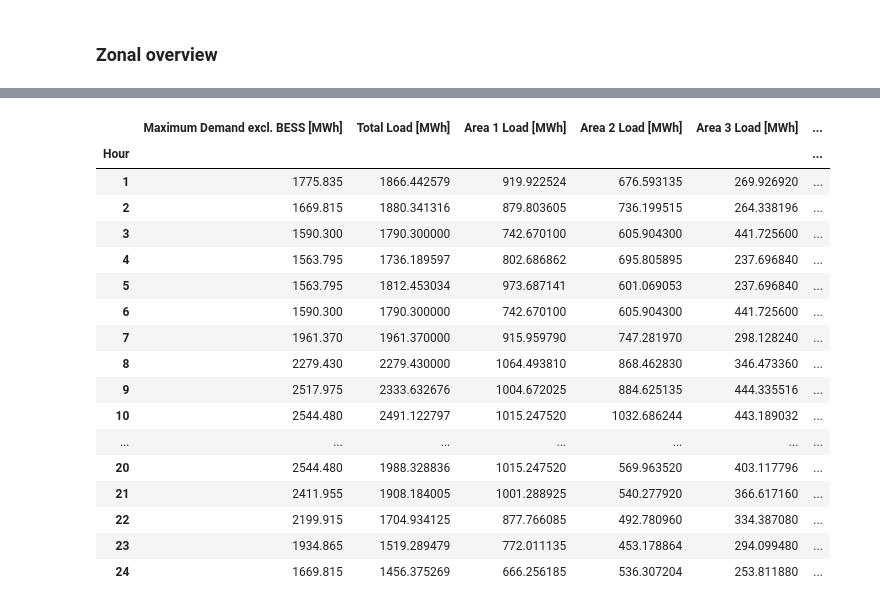
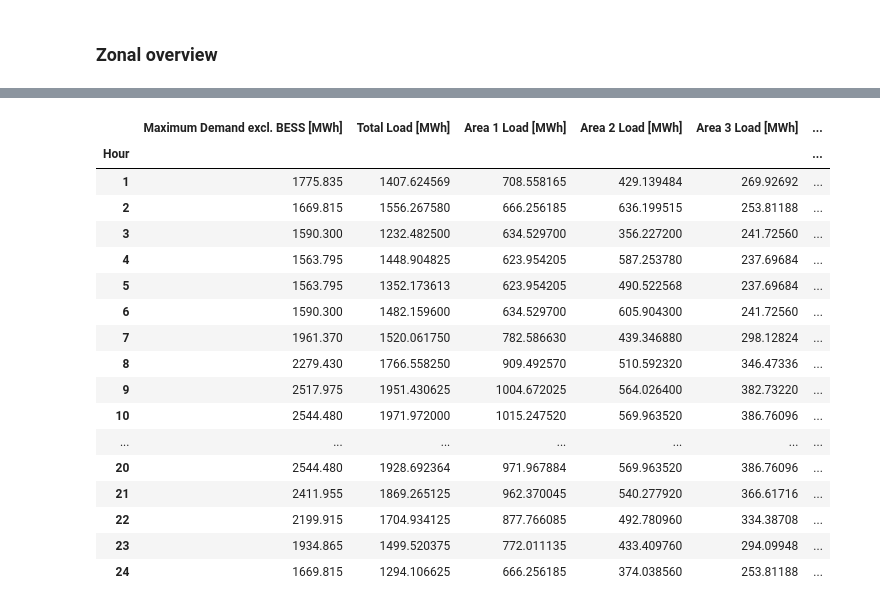
Before and after one commit to Hvid1999/46755, a Jupyter notebook: Assignment 1/task_4.ipynb, the cells around one changed output, grey strips where cells are left out. Cells and saved outputs as stored; diff of their text form; code cells hidden in the pictures.

Commit message:
finalized zonal analysis and updated figures for the system

```diff
--- a/Assignment 1/task_4.ipynb
+++ b/Assignment 1/task_4.ipynb
@@ -527,13 +527,15 @@ ZONE_NODES = {
     2: [16, 17, 18, 21, 22]} # NOTE that the nodes are 1-indexed
 Z = 3 #number of zones
 
+ATC_VAL = 200 #for uniform ATC values
+
 ATC = {
-    (0, 1): 500,
-    (0, 2): 500,
-    (1, 0): 500,
-    (1, 2): 500,
-    (2, 0): 500,
-    (2, 1): 500
+    (0, 1): ATC_VAL,
+    (0, 2): ATC_VAL,
+    (1, 0): ATC_VAL,
+    (1, 2): ATC_VAL,
+    (2, 0): ATC_VAL,
+    (2, 1): ATC_VAL
 }
 
 SOC_max = 100 # Maximum SOC capacity of each battery (MWh)
@@ -817,7 +784,9 @@ zonal_overview['Maximum Demand excl. BESS [MWh]'] = demand.values
 zonal_overview['Total Load [MWh]'] = 0
 zonal_overview[['Area 1 Load [MWh]', 'Area 2 Load [MWh]', 'Area 3 Load [MWh]']] = 0
 zonal_overview['Total Production [MWh]'] = 0
-zonal_overview[['Area 1 Production [MWh]', 'Area 2 Production [MWh]', 'Area 3 Production [MWh]']] = 0
+zonal_overview[['Area 1 Conv. Production [MWh]', 'Area 2 Conv. Production [MWh]', 'Area 3 Conv. Production [MWh]']] = 0
+zonal_overview[['Area 1 WF Production [MWh]', 'Area 2 WF Production [MWh]', 'Area 3 WF Production [MWh]']] = 0
+zonal_overview[['Area 1 BESS [MWh]', 'Area 2 BESS [MWh]', 'Area 3 BESS [MWh]']] = 0
 zonal_overview[['Area 1 Lambda [$/MWh]', 'Area 2 Lambda [$/MWh]', 'Area 3 Lambda [$/MWh]']] = 0
 
 #Get results for each hour
@@ -841,36 +810,29 @@ for t in range(T):
         zonal_overview.loc[zonal_overview.index == t, 'Total Production [MWh]'] += p_G[g,t].x
 
         if gen_nodes.loc[g, 'Node'] in ZONE_NODES[0]:
-            zonal_overview.loc[zonal_overview.index == t, 'Area 1 Production [MWh]'] += p_G[g,t].x
+            if g < GC:
+                zonal_overview.loc[zonal_overview.index == t, 'Area 1 Conv. Production [MWh]'] += p_G[g,t].x
+            else:
+                zonal_overview.loc[zonal_overview.index == t, 'Area 1 WF Production [MWh]'] += p_G[g,t].x
         elif gen_nodes.loc[g, 'Node'] in ZONE_NODES[1]:
-            zonal_overview.loc[zonal_overview.index == t, 'Area 2 Production [MWh]'] += p_G[g,t].x
+            if g < GC:
+                zonal_overview.loc[zonal_overview.index == t, 'Area 2 Conv. Production [MWh]'] += p_G[g,t].x
+            else:
+                zonal_overview.loc[zonal_overview.index == t, 'Area 2 WF Production [MWh]'] += p_G[g,t].x
         else:
-            zonal_overview.loc[zonal_overview.index == t, 'Area 3 Production [MWh]'] += p_G[g,t].x
+            if g < GC:
+                zonal_overview.loc[zonal_overview.index == t, 'Area 3 Conv. Production [MWh]'] += p_G[g,t].x
+            else:
+                zonal_overview.loc[zonal_overview.index == t, 'Area 3 WF Production [MWh]'] += p_G[g,t].x
 
     for b in range(B):
-        if p_B[b,t].x < 0:
-            zonal_overview.loc[zonal_overview.index == t, 'Total Production [MWh]'] += abs(p_B[b,t].x)
-
-            if (BESS_NODES[b] + 1) in ZONE_NODES[0]:
-                zonal_overview.loc[zonal_overview.index == t, 'Area 1 Production [MWh]'] += abs(p_B[b,t].x)
-            elif (BESS_NODES[b] + 1) in ZONE_NODES[1]:
-                zonal_overview.loc[zonal_overview.index == t, 'Area 2 Production [MWh]'] += abs(p_B[b,t].x)
-            else:
-                zonal_overview.loc[zonal_overview.index == t, 'Area 3 Production [MWh]'] += abs(p_B[b,t].x)
-
+        if (BESS_NODES[b] + 1) in ZONE_NODES[0]:
+            zonal_overview.loc[zonal_overview.index == t, 'Area 1 BESS [MWh]'] += p_B[b,t].x
+        elif (BESS_NODES[b] + 1) in ZONE_NODES[1]:
+            zonal_overview.loc[zonal_overview.index == t, 'Area 2 BESS [MWh]'] += p_B[b,t].x
         else:
-            zonal_overview.loc[zonal_overview.index == t, 'Total Load [MWh]'] += abs(p_B[b,t].x)
-
-            if (BESS_NODES[b] + 1) in ZONE_NODES[0]:
-                zonal_overview.loc[zonal_overview.index == t, 'Area 1 Load [MWh]'] += abs(p_B[b,t].x)
-            elif (BESS_NODES[b] + 1) in ZONE_NODES[1]:
-                zonal_overview.loc[zonal_overview.index == t, 'Area 2 Load [MWh]'] += abs(p_B[b,t].x)
-            else:
-                zonal_overview.loc[zonal_overview.index == t, 'Area 3 Load [MWh]'] += abs(p_B[b,t].x)
-
-
+            zonal_overview.loc[zonal_overview.index == t, 'Area 3 BESS [MWh]'] += p_B[b,t].x
 
 zonal_overview = zonal_overview.set_index('Hour')
-print('NOTE: In this dataframe, production values include BESS discharging and load values include BESS charging.')
 zonal_overview
 # %% [output]
@@ -878,18 +839,18 @@ NOTE: In this dataframe, production values include BESS discharging and load val
 |  | Maximum Demand excl. BESS [MWh] | Total Load [MWh] | Area 1 Load [MWh] | Area 2 Load [MWh] | Area 3 Load [MWh] | ... |
 | Hour |  |  |  |  |  | ... |
-| 1 | 1775.835 | 1866.442579 | 919.922524 | 676.593135 | 269.926920 | ... |
-| 2 | 1669.815 | 1880.341316 | 879.803605 | 736.199515 | 264.338196 | ... |
-| 3 | 1590.300 | 1790.300000 | 742.670100 | 605.904300 | 441.725600 | ... |
-| 4 | 1563.795 | 1736.189597 | 802.686862 | 695.805895 | 237.696840 | ... |
-| 5 | 1563.795 | 1812.453034 | 973.687141 | 601.069053 | 237.696840 | ... |
-| 6 | 1590.300 | 1790.300000 | 742.670100 | 605.904300 | 441.725600 | ... |
-| 7 | 1961.370 | 1961.370000 | 915.959790 | 747.281970 | 298.128240 | ... |
-| 8 | 2279.430 | 2279.430000 | 1064.493810 | 868.462830 | 346.473360 | ... |
-| 9 | 2517.975 | 2333.632676 | 1004.672025 | 884.625135 | 444.335516 | ... |
-| 10 | 2544.480 | 2491.122797 | 1015.247520 | 1032.686244 | 443.189032 | ... |
+| 1 | 1775.835 | 1407.624569 | 708.558165 | 429.139484 | 269.92692 | ... |
+| 2 | 1669.815 | 1556.267580 | 666.256185 | 636.199515 | 253.81188 | ... |
+| 3 | 1590.300 | 1232.482500 | 634.529700 | 356.227200 | 241.72560 | ... |
+| 4 | 1563.795 | 1448.904825 | 623.954205 | 587.253780 | 237.69684 | ... |
+| 5 | 1563.795 | 1352.173613 | 623.954205 | 490.522568 | 237.69684 | ... |
+| 6 | 1590.300 | 1482.159600 | 634.529700 | 605.904300 | 241.72560 | ... |
+| 7 | 1961.370 | 1520.061750 | 782.586630 | 439.346880 | 298.12824 | ... |
+| 8 | 2279.430 | 1766.558250 | 909.492570 | 510.592320 | 346.47336 | ... |
+| 9 | 2517.975 | 1951.430625 | 1004.672025 | 564.026400 | 382.73220 | ... |
+| 10 | 2544.480 | 1971.972000 | 1015.247520 | 569.963520 | 386.76096 | ... |
 | ... | ... | ... | ... | ... | ... | ... |
-| 20 | 2544.480 | 1988.328836 | 1015.247520 | 569.963520 | 403.117796 | ... |
-| 21 | 2411.955 | 1908.184005 | 1001.288925 | 540.277920 | 366.617160 | ... |
-| 22 | 2199.915 | 1704.934125 | 877.766085 | 492.780960 | 334.387080 | ... |
-| 23 | 1934.865 | 1519.289479 | 772.011135 | 453.178864 | 294.099480 | ... |
-| 24 | 1669.815 | 1456.375269 | 666.256185 | 536.307204 | 253.811880 | ... |
+| 20 | 2544.480 | 1928.692364 | 971.967884 | 569.963520 | 386.76096 | ... |
+| 21 | 2411.955 | 1869.265125 | 962.370045 | 540.277920 | 366.61716 | ... |
+| 22 | 2199.915 | 1704.934125 | 877.766085 | 492.780960 | 334.38708 | ... |
+| 23 | 1934.865 | 1499.520375 | 772.011135 | 433.409760 | 294.09948 | ... |
+| 24 | 1669.815 | 1294.106625 | 666.256185 | 374.038560 | 253.81188 | ... |
```
Also changed, not shown: parts of 9 cells of this notebook, 5 other files.
